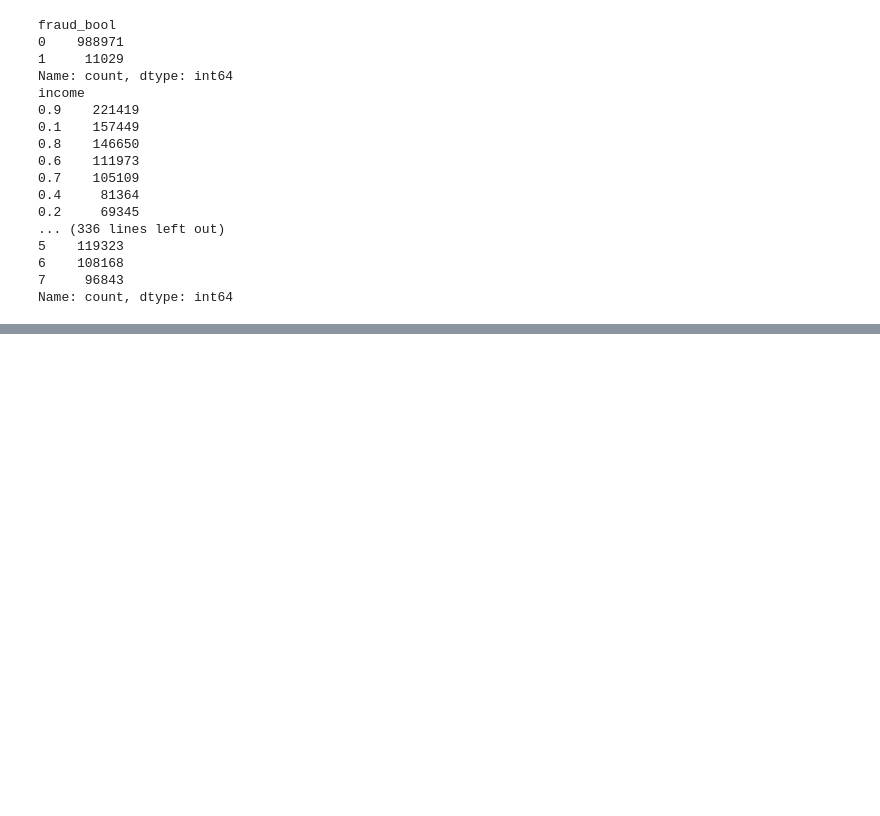
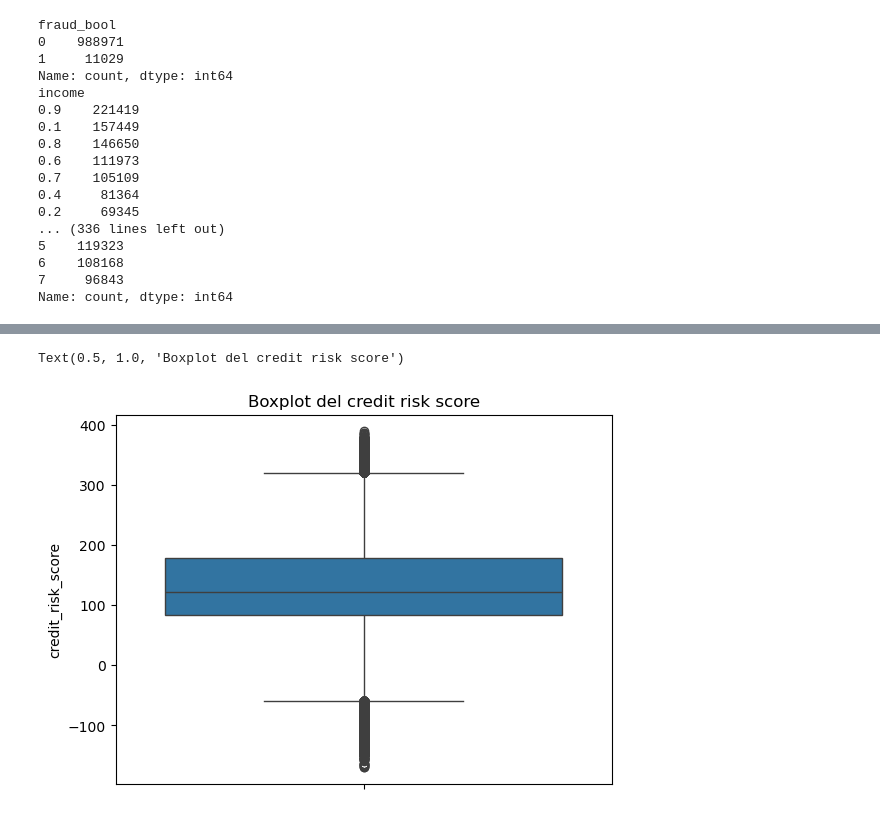
Before and after one commit to Jxweyy/CUNEF_APRENDIZAJE_AUTOMATICO, a Jupyter notebook: EDA/EDA.ipynb, the cells around one changed output, grey strips where cells are left out. Drawn from its saved outputs; the diff is of its cells as text; code cells hidden in the pictures; blank space fills up the shorter version.

```diff
--- a/EDA/EDA.ipynb
+++ b/EDA/EDA.ipynb
@@ -108,0 +112,6 @@ sns.boxplot(df["session_length_in_minutes"])
+# %%
+sns.boxplot(df["credit_risk_score"])
+plt.title("Boxplot del credit risk score")
+# %% [output]
+Text(0.5, 1.0, 'Boxplot del credit risk score')
+[figure, added]
```
Also changed, not shown: parts of 10 cells of this notebook.
